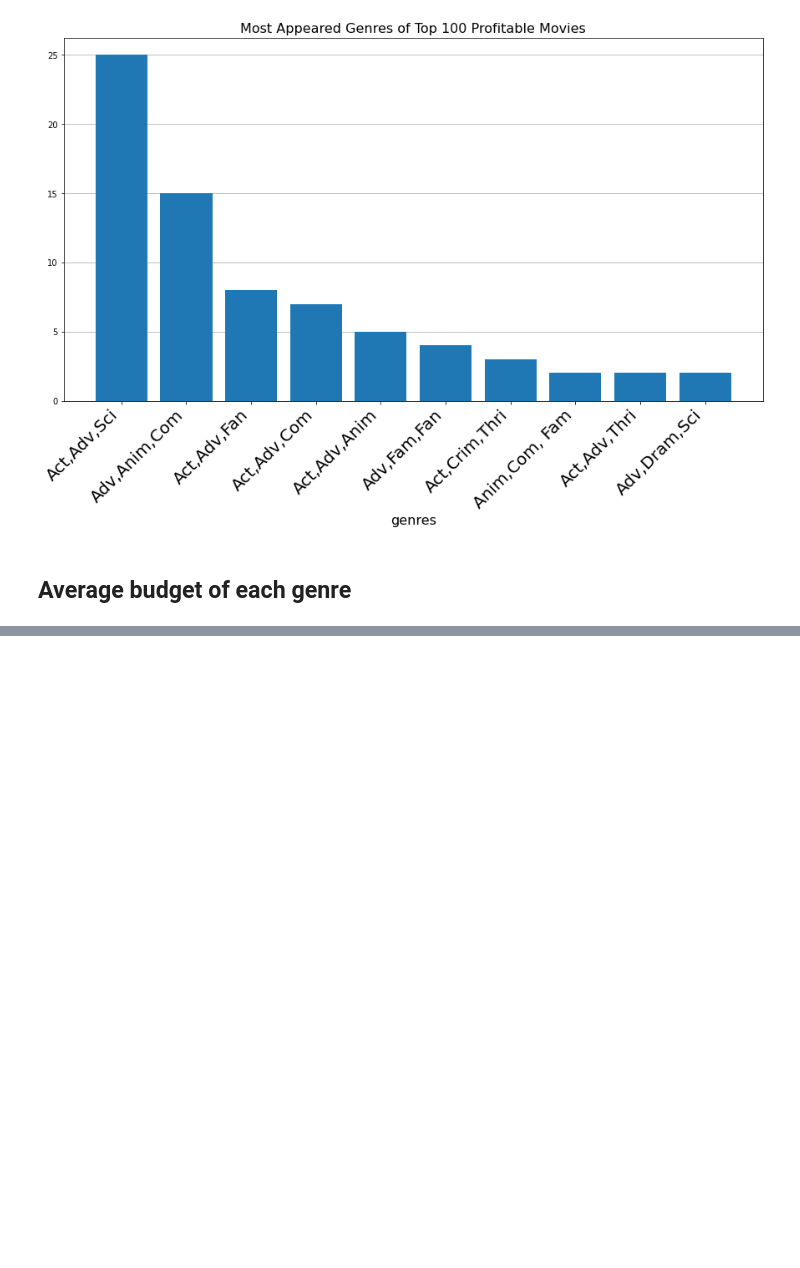
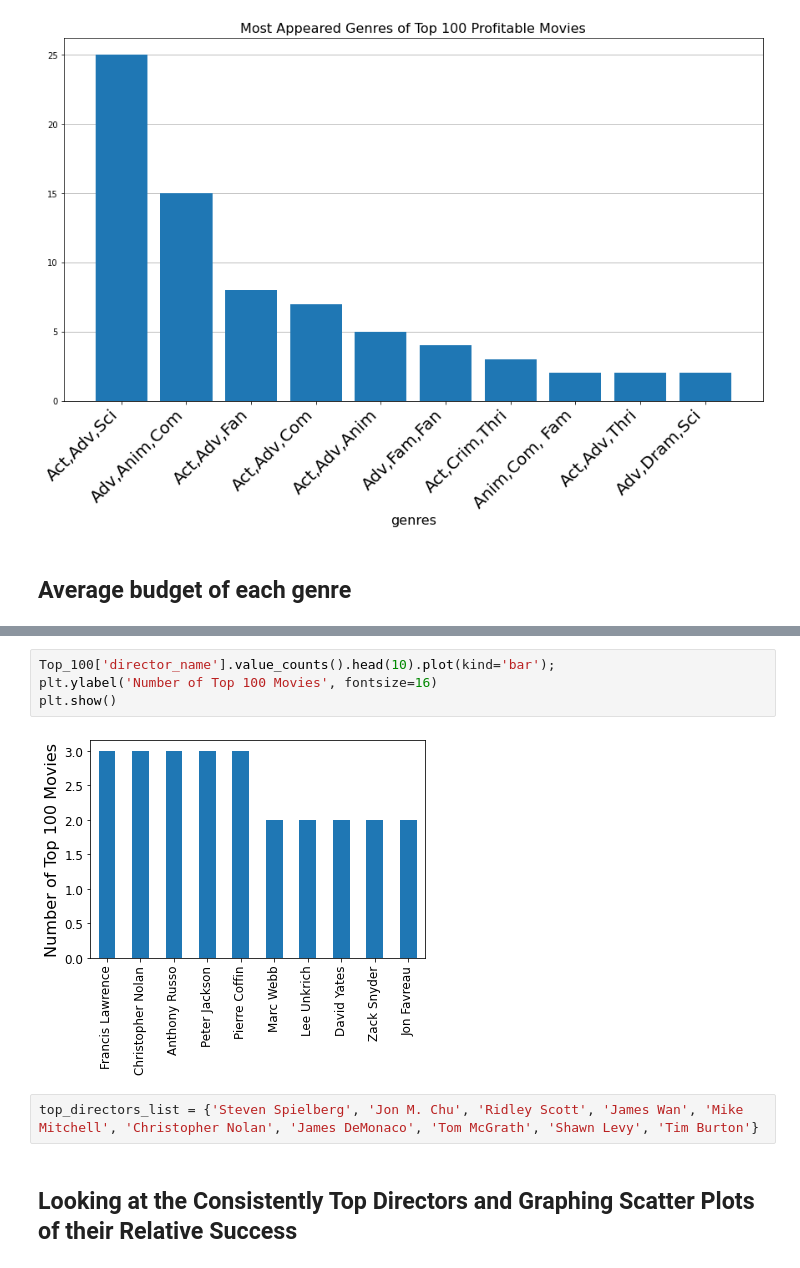
Before and after one commit to learn-co-curriculum/dsc-phase-1-project-v2-4, a Jupyter notebook: Microsoft_Movie_Anlysis.ipynb, the cells around one changed output, grey strips where cells are left out. Drawn from its saved outputs; the diff is of its cells as text; blank space fills up the shorter version.

```diff
--- a/Microsoft_Movie_Anlysis.ipynb
+++ b/Microsoft_Movie_Anlysis.ipynb
@@ -236,0 +471,10 @@ plt.show();
+# %%
+Top_100['director_name'].value_counts().head(10).plot(kind='bar');
+plt.ylabel('Number of Top 100 Movies', fontsize=16)
+plt.show()
+# %% [output]
+[figure, added]
+# %%
+top_directors_list = {'Steven Spielberg', 'Jon M. Chu', 'Ridley Scott', 'James Wan', 'Mike Mitchell', 'Christopher Nolan', 'James DeMonaco', 'Tom McGrath', 'Shawn Levy', 'Tim Burton'}
+# %% [markdown]
+## Looking at the Consistently Top Directors and Graphing Scatter Plots of their Relative Success
```
Also changed, not shown: parts of 33 cells of this notebook.
